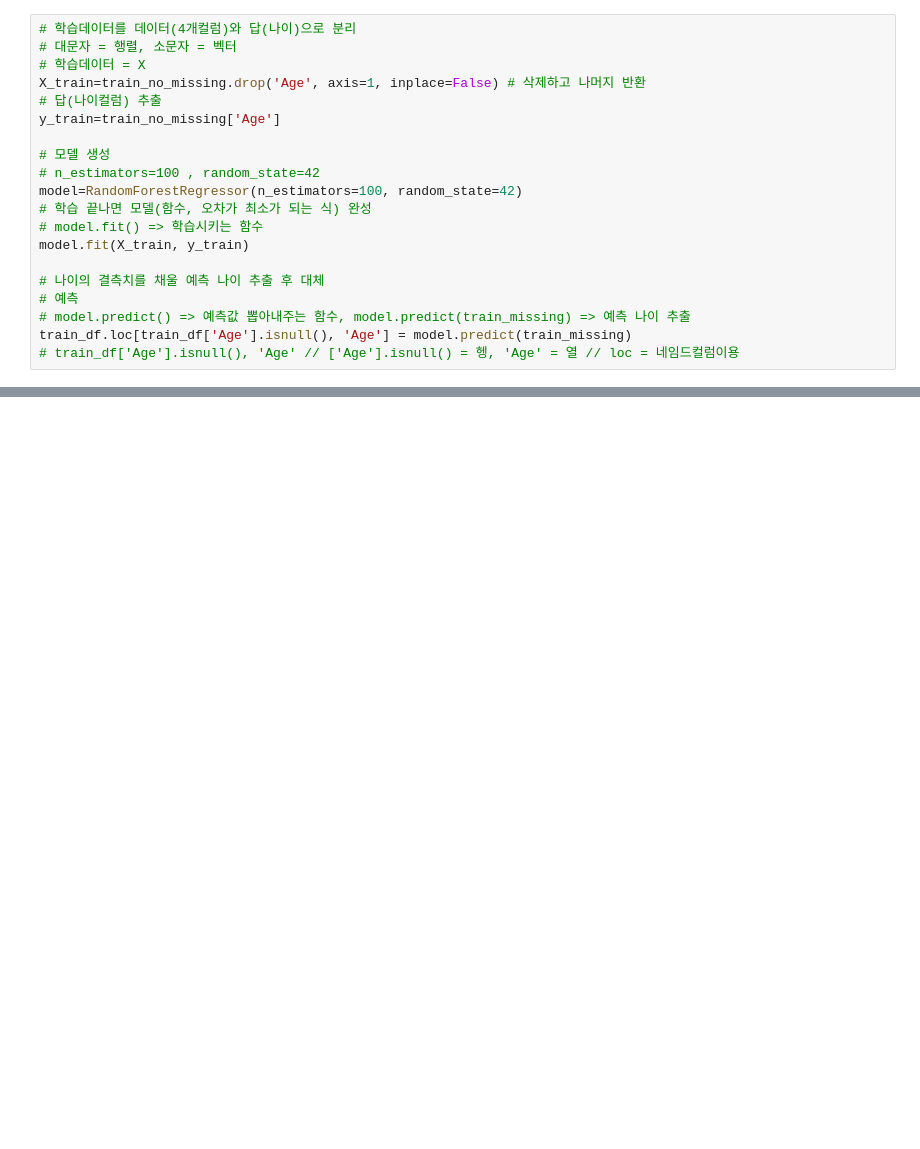
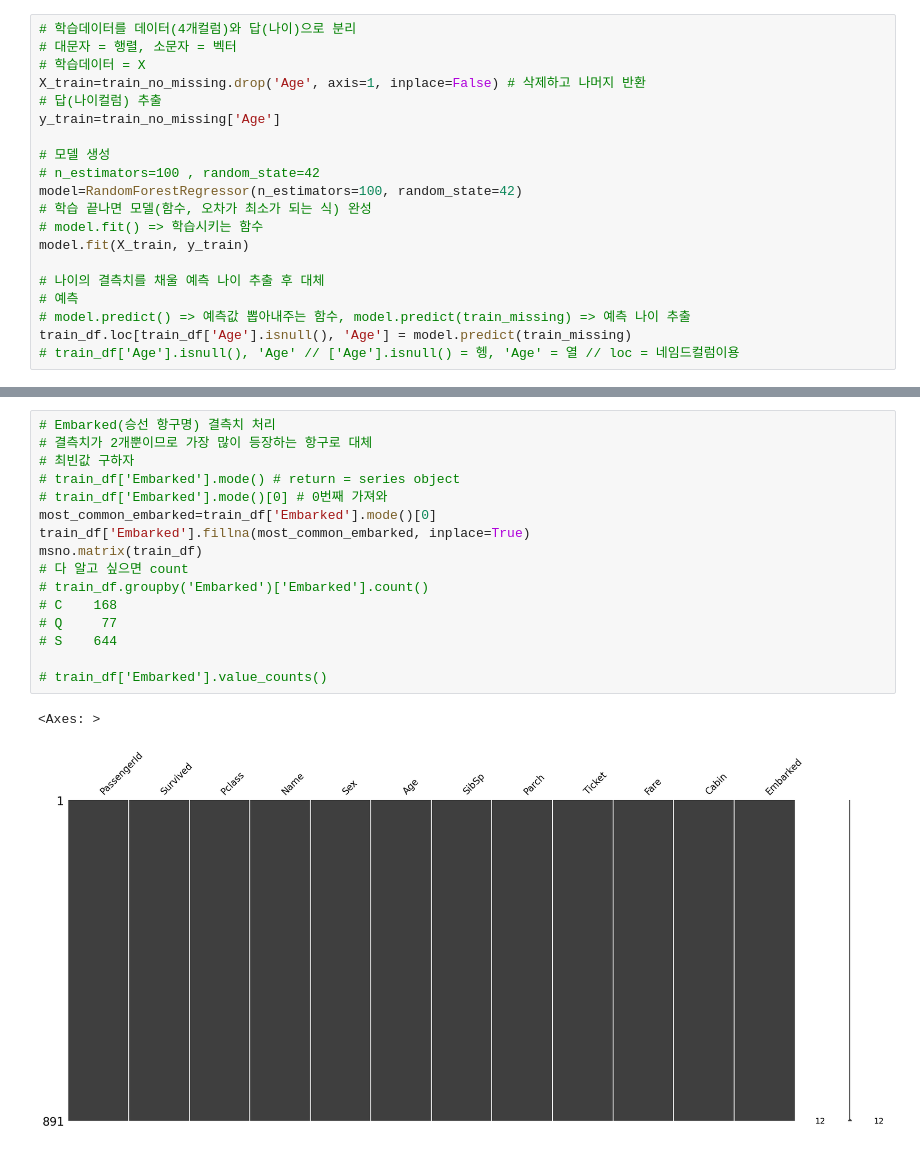
Before and after one commit to kimnahyeon99/python_dev, a Jupyter notebook: data_collection/05 타이타닉 데이터 분석.ipynb, the cells around one changed output, grey strips where cells are left out. Saved outputs shown, nothing was run; the diff lists cells and outputs as text; blank space fills up the shorter version.

```diff
--- a/data_collection/05 타이타닉 데이터 분석.ipynb
+++ b/data_collection/05 타이타닉 데이터 분석.ipynb
@@ -649,0 +674,19 @@ msno.matrix(train_df)
+# %%
+# Embarked(승선 항구명) 결측치 처리
+# 결측치가 2개뿐이므로 가장 많이 등장하는 항구로 대체
+# 최빈값 구하자
+# train_df['Embarked'].mode() # return = series object
+# train_df['Embarked'].mode()[0] # 0번째 가져와
+most_common_embarked=train_df['Embarked'].mode()[0]
+train_df['Embarked'].fillna(most_common_embarked, inplace=True)
+msno.matrix(train_df)
+# 다 알고 싶으면 count
+# train_df.groupby('Embarked')['Embarked'].count()
+# C    168
+# Q     77
+# S    644
+
+# train_df['Embarked'].value_counts()
+# %% [output]
+<Axes: >
+[figure, added]
```
Also changed, not shown: parts of 15 cells of this notebook, 1 other file.
